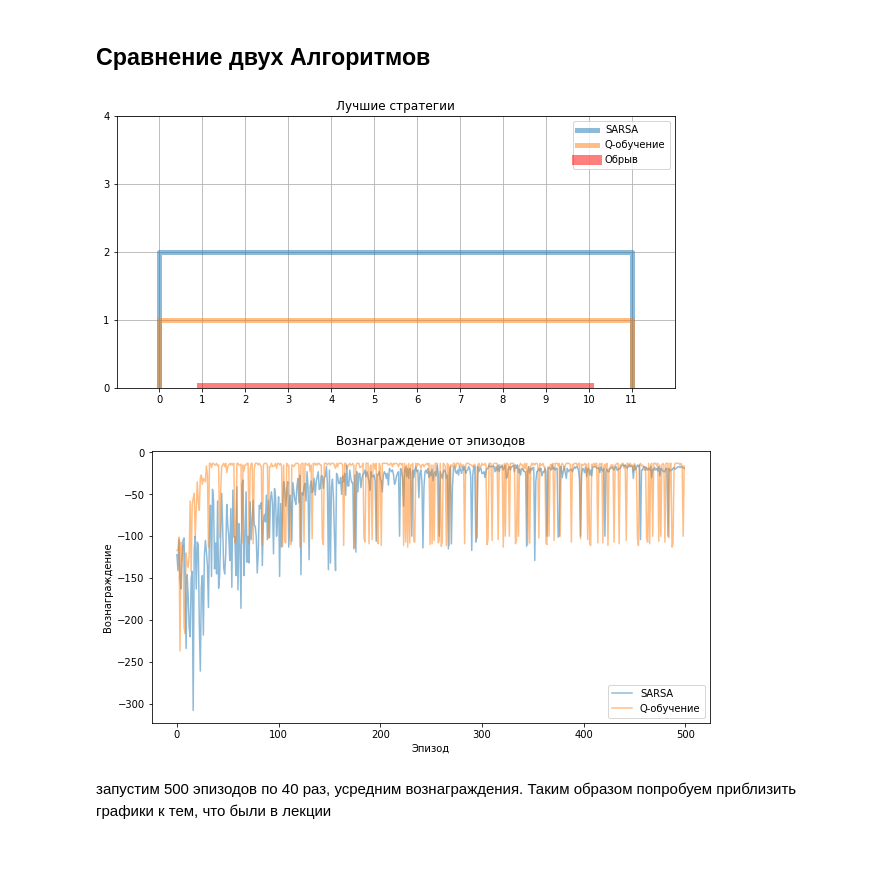
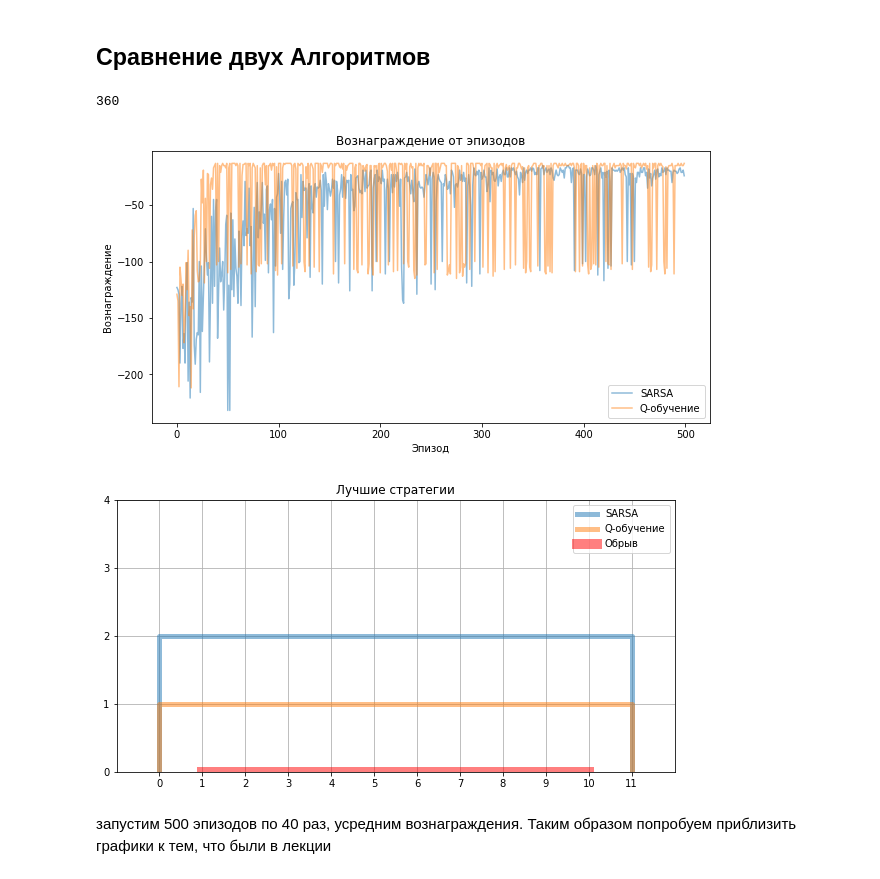
Before and after one commit to alena195101/cliff, a Jupyter notebook: cliff.ipynb, the cells around one changed output. Saved outputs shown, nothing was run; the diff lists cells and outputs as text; code cells hidden in the pictures.

```diff
--- a/cliff.ipynb
+++ b/cliff.ipynb
@@ -300,11 +271,15 @@ draw_stratege(strat_q,optim_stratege_q,'Q-обучение')
 # %% [markdown]
 ## Сравнение двух Алгоритмов
-# %%
-draw_strateges(strateges_s,optim_stratege_s, strat_q,optim_stratege_q, ['SARSA','Q-обучение'])
-draw_rewards_algo(reward_s,reward_q, ['SARSA','Q-обучение'])
-# %% [output]
-[figure, removed]
-[figure, removed]
+# %%
+optim_stratege_s_index
+# %% [output]
+360
+# %%
+draw_rewards_algo(reward_s,reward_q, ['SARSA','Q-обучение'])
+draw_strateges(strateges_s, strat_q, ['SARSA','Q-обучение'],optim_stratege_s_index ,optim_stratege_q_index)
+# %% [output]
+[figure, added]
+[figure, added]
 # %% [markdown]
 запустим 500 эпизодов по 40 раз, усредним вознаграждения. Таким образом попробуем приблизить графики к тем, что были в лекции
 # %%
```
Also changed, not shown: parts of 5 cells of this notebook.
